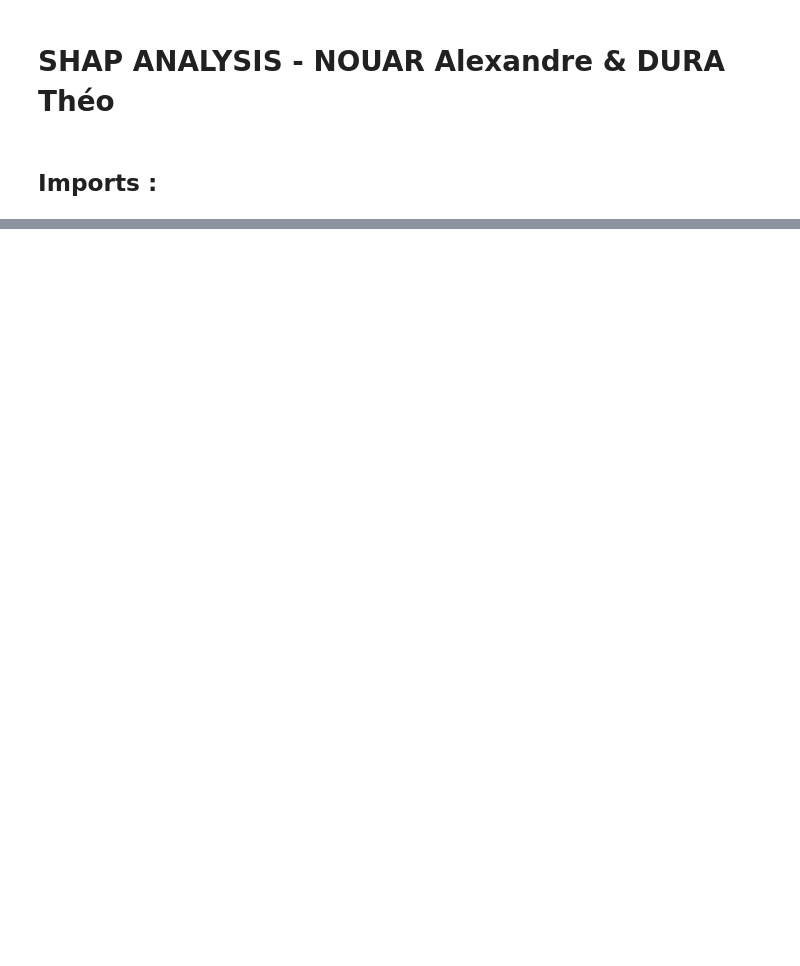
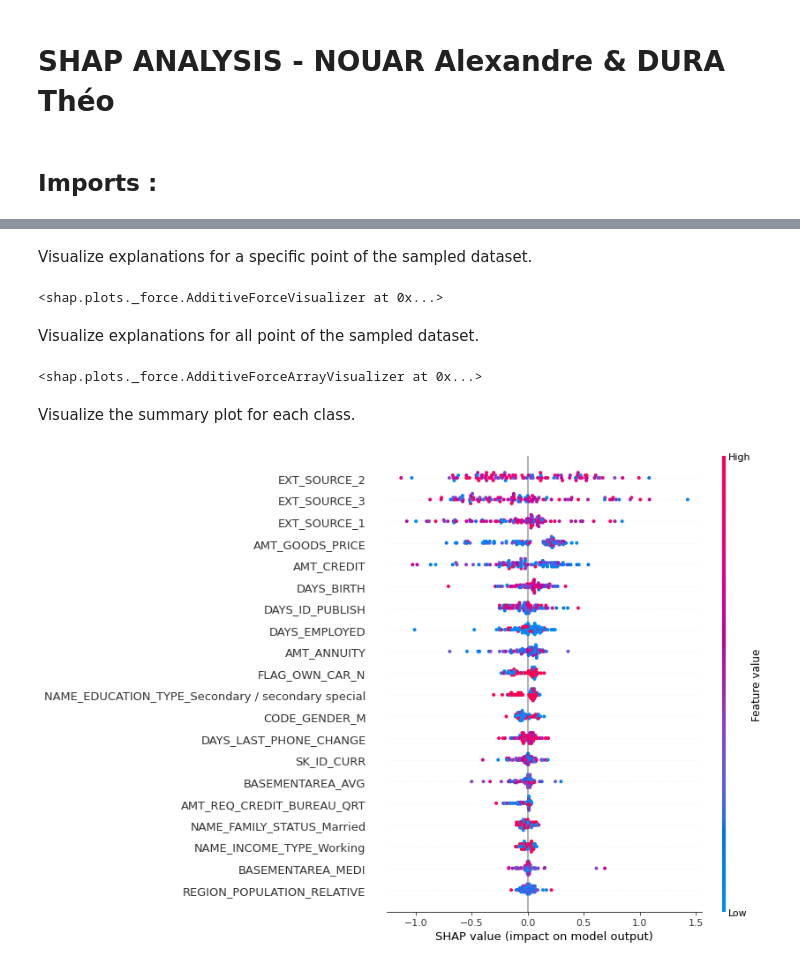
Before and after one commit to Duramann/BigDataApplicationProject, a Jupyter notebook: notebooks/4.0-ANTD-SHAP-Analysis.ipynb, the cells around one changed output, grey strips where cells are left out. Drawn from its saved outputs; the diff is of its cells as text; code cells hidden in the pictures; blank space fills up the shorter version.

Commit message:
Shap analysis notebook

```diff
--- a/notebooks/4.0-ANTD-SHAP-Analysis.ipynb
+++ b/notebooks/4.0-ANTD-SHAP-Analysis.ipynb
@@ -14,0 +20,2 @@ ImportError: Numba needs NumPy 1.20 or less
+# %%
+xgb = pickle.load(open('../models/best_XGB_model.pkl', 'rb'))
@@ -14,0 +24,7 @@ ImportError: Numba needs NumPy 1.20 or less
+# %%
+pred = pd.read_csv("../predictions/XGB_predictions.csv")
+data = pd.read_csv("../data/processed/test_data.csv")
+
+sampled_data = data.sample(n=100)
+
+features_names = data.columns
@@ -14,0 +35,23 @@ ImportError: Numba needs NumPy 1.20 or less
+# %%
+explainer = shap.TreeExplainer(xgb)
+
+shap_values = explainer.shap_values(sampled_data)
+# %% [markdown]
+Visualize explanations for a specific point of the sampled dataset.
+# %%
+i = 0 #change this value to see another specific point of the dataset.
+shap.force_plot(explainer.expected_value,shap_values[i],features=sampled_data.iloc[i], feature_names=features_names)
+# %% [output]
+<shap.plots._force.AdditiveForceVisualizer at 0x...>
+# %% [markdown]
+Visualize explanations for all point of the sampled dataset.
+# %%
+shap.force_plot(explainer.expected_value,shap_values, features=sampled_data, feature_names=features_names)
+# %% [output]
+<shap.plots._force.AdditiveForceArrayVisualizer at 0x...>
+# %% [markdown]
+Visualize the summary plot for each class.
+# %%
+shap.summary_plot(shap_values, features=sampled_data, feature_names=features_names)
+# %% [output]
+[figure, added]
```
Also changed, not shown: parts of 5 cells of this notebook, 7 other files.
